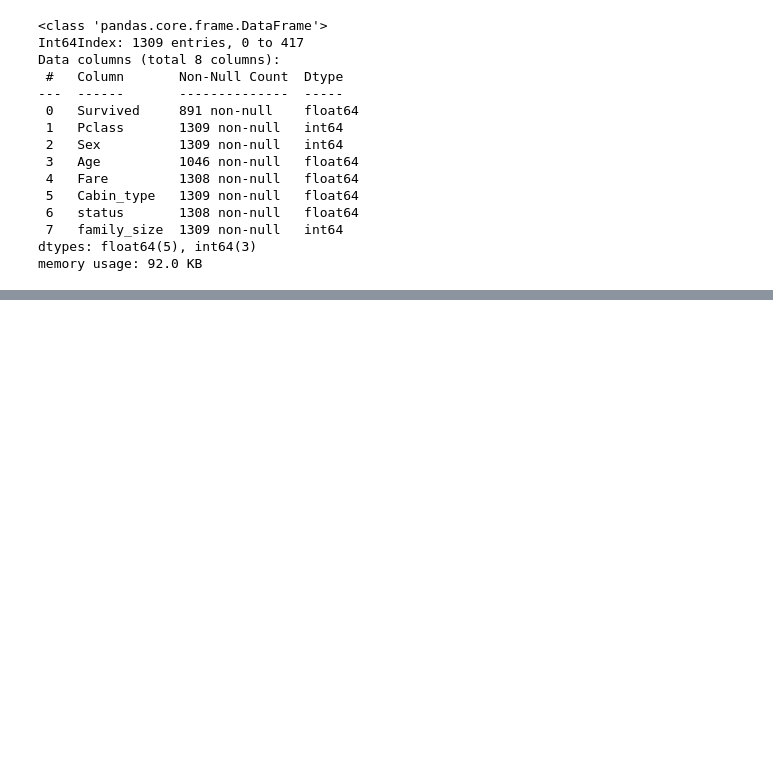
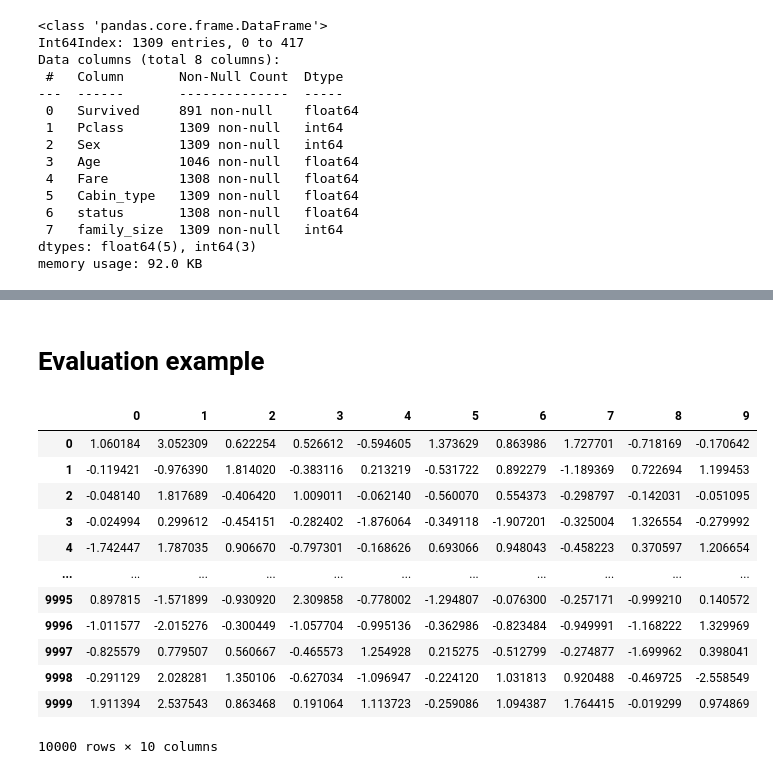
Before and after one commit to KOBeerose/Data-Science-Cell-Training, a Jupyter notebook: 6-Intro to Machine Learning/ML basics.ipynb, the cells around one changed output, grey strips where cells are left out. Cells and saved outputs as stored; diff of their text form; code cells hidden in the pictures; blank space fills up the shorter version.

```diff
--- a/6-Intro to Machine Learning/ML basics.ipynb
+++ b/6-Intro to Machine Learning/ML basics.ipynb
@@ -607,0 +606,23 @@ the accuracy of SVM is: 68.35%
+# %% [markdown]
+# Evaluation example
+# %%
+from sklearn.datasets import make_classification
+
+X, y = make_classification(n_samples=10000, n_features=10, n_redundant=0,
+                           random_state=0)
+# %%
+pd.DataFrame(X)
+# %% [output]
+|  | 0 | 1 | 2 | 3 | 4 | 5 | 6 | 7 | 8 | 9 |
+| 0 | 1.060184 | 3.052309 | 0.622254 | 0.526612 | -0.594605 | 1.373629 | 0.863986 | 1.727701 | -0.718169 | -0.170642 |
+| 1 | -0.119421 | -0.976390 | 1.814020 | -0.383116 | 0.213219 | -0.531722 | 0.892279 | -1.189369 | 0.722694 | 1.199453 |
+| 2 | -0.048140 | 1.817689 | -0.406420 | 1.009011 | -0.062140 | -0.560070 | 0.554373 | -0.298797 | -0.142031 | -0.051095 |
+| 3 | -0.024994 | 0.299612 | -0.454151 | -0.282402 | -1.876064 | -0.349118 | -1.907201 | -0.325004 | 1.326554 | -0.279992 |
+| 4 | -1.742447 | 1.787035 | 0.906670 | -0.797301 | -0.168626 | 0.693066 | 0.948043 | -0.458223 | 0.370597 | 1.206654 |
+| ... | ... | ... | ... | ... | ... | ... | ... | ... | ... | ... |
+| 9995 | 0.897815 | -1.571899 | -0.930920 | 2.309858 | -0.778002 | -1.294807 | -0.076300 | -0.257171 | -0.999210 | 0.140572 |
+| 9996 | -1.011577 | -2.015276 | -0.300449 | -1.057704 | -0.995136 | -0.362986 | -0.823484 | -0.949991 | -1.168222 | 1.329969 |
+| 9997 | -0.825579 | 0.779507 | 0.560667 | -0.465573 | 1.254928 | 0.215275 | -0.512799 | -0.274877 | -1.699962 | 0.398041 |
+| 9998 | -0.291129 | 2.028281 | 1.350106 | -0.627034 | -1.096947 | -0.224120 | 1.031813 | 0.920488 | -0.469725 | -2.558549 |
+| 9999 | 1.911394 | 2.537543 | 0.863468 | 0.191064 | 1.113723 | -0.259086 | 1.094387 | 1.764415 | -0.019299 | 0.974869 |
+10000 rows × 10 columns
```
Also changed, not shown: parts of 65 cells of this notebook.
